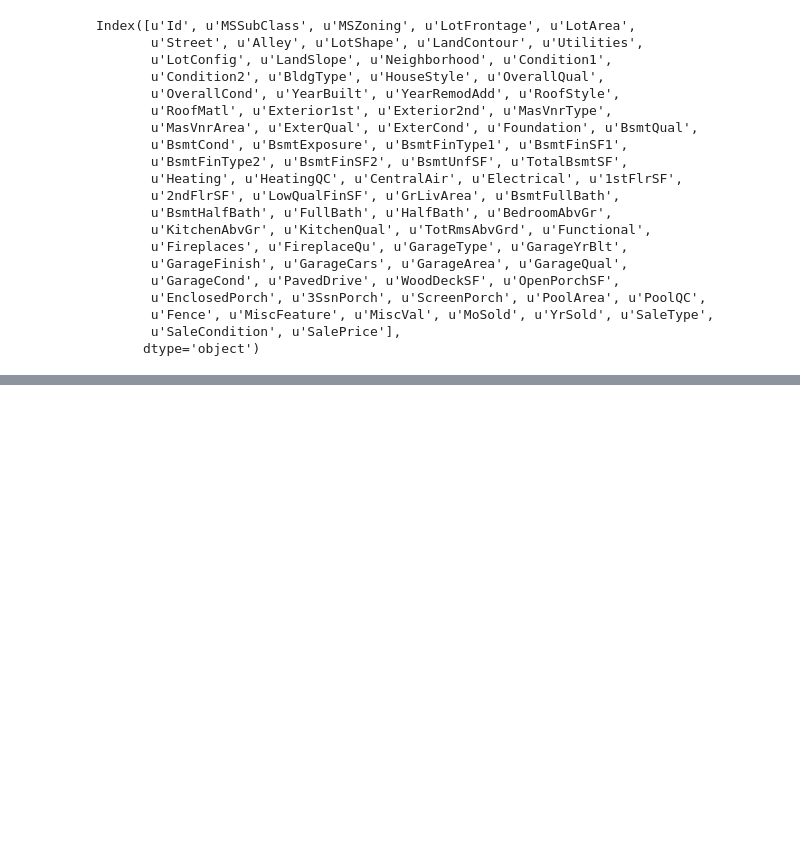
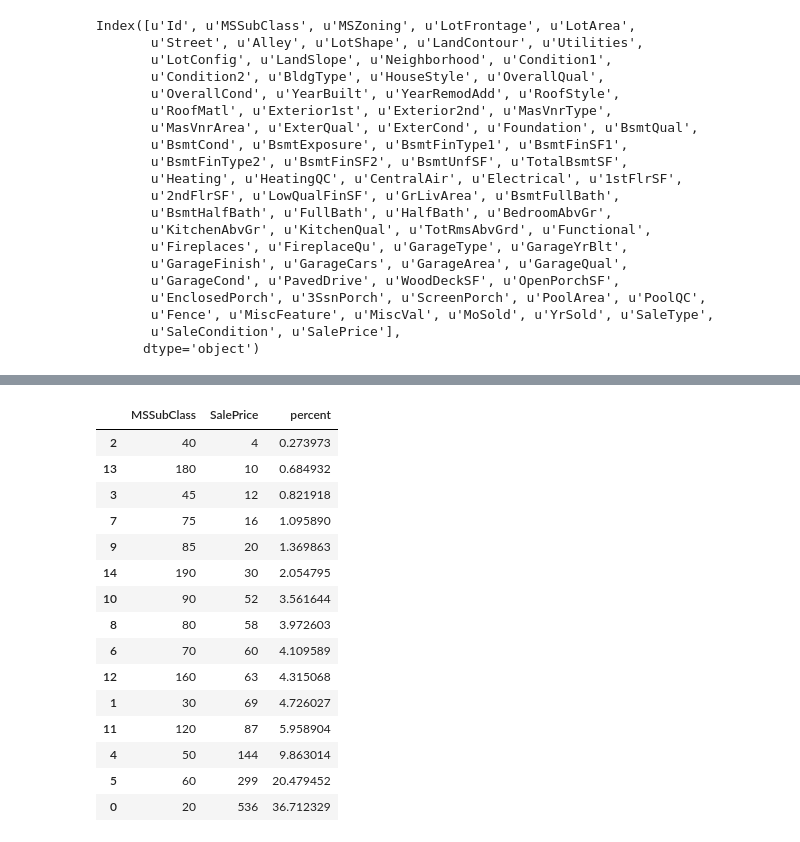
Before and after one commit to asarchami/kaggle_housing_prices, a Jupyter notebook: ali-working.ipynb, the cells around one changed output, grey strips where cells are left out. Drawn from its saved outputs; the diff is of its cells as text; code cells hidden in the pictures; blank space fills up the shorter version.

```diff
--- a/ali-working.ipynb
+++ b/ali-working.ipynb
@@ -39,0 +114,29 @@ Index([u'Id', u'MSSubClass', u'MSZoning', u'LotFrontage', u'LotArea',
+# %%
+x = 'MSSubClass'
+y = 'SalePrice'
+df = pd.pivot_table(data,
+                    index=[x],
+                    values=[y],
+                    aggfunc=np.count_nonzero).reset_index().sort_values(
+    by=['SalePrice'], ascending=True)
+total_sum = df[y].sum()
+df['percent'] = df[y] * 100 / total_sum
+# df['percent'] = df[y].apply(lambda i: "{0:.3}%".format(float(i*100)/total_sum))
+df
+# %% [output]
+|  | MSSubClass | SalePrice | percent |
+| 2 | 40 | 4 | 0.273973 |
+| 13 | 180 | 10 | 0.684932 |
+| 3 | 45 | 12 | 0.821918 |
+| 7 | 75 | 16 | 1.095890 |
+| 9 | 85 | 20 | 1.369863 |
+| 14 | 190 | 30 | 2.054795 |
+| 10 | 90 | 52 | 3.561644 |
+| 8 | 80 | 58 | 3.972603 |
+| 6 | 70 | 60 | 4.109589 |
+| 12 | 160 | 63 | 4.315068 |
+| 1 | 30 | 69 | 4.726027 |
+| 11 | 120 | 87 | 5.958904 |
+| 4 | 50 | 144 | 9.863014 |
+| 5 | 60 | 299 | 20.479452 |
+| 0 | 20 | 536 | 36.712329 |
```
Also changed, not shown: parts of 61 cells of this notebook.
